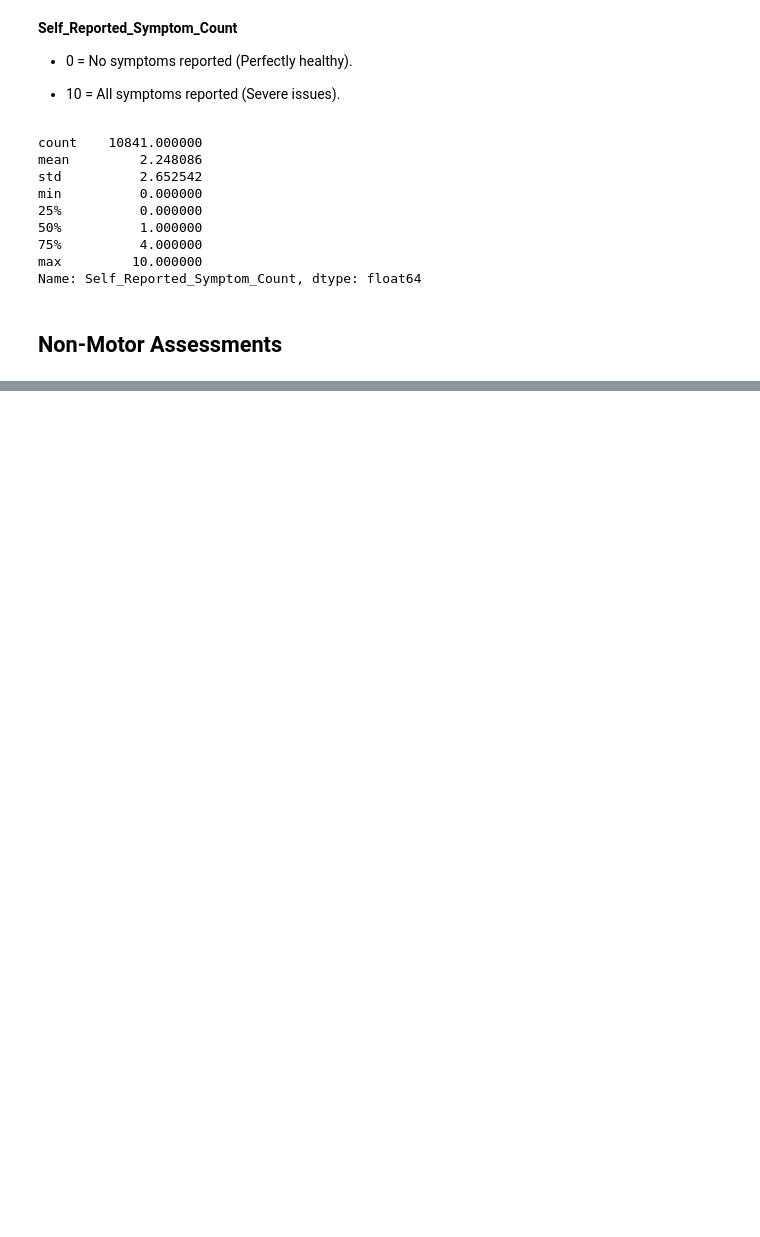
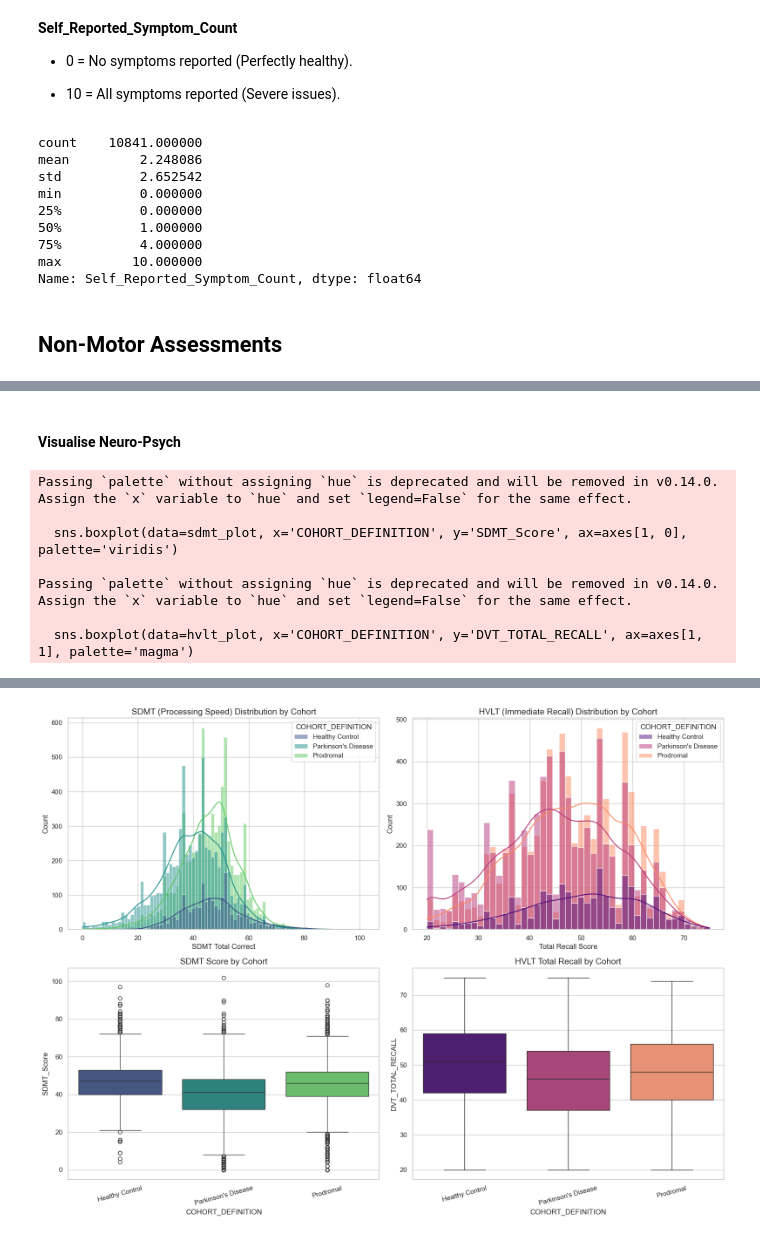
Before and after one commit to vutuongvy101/multimodal-pd-progression, a Jupyter notebook: Experiment/preprocessing/sri_hri_model 2.ipynb, the cells around one changed output, grey strips where cells are left out. Cells and saved outputs as stored; diff of their text form; code cells hidden in the pictures; blank space fills up the shorter version.

```diff
--- a/Experiment/preprocessing/sri_hri_model 2.ipynb
+++ b/Experiment/preprocessing/sri_hri_model 2.ipynb
@@ -1885,0 +2419,72 @@ def create_moca_df(moca_file_path, edu_file_path, master_df):
+# %% [markdown]
+#### Visualise Neuro-Psych
+# %%
+def create_sdmt_df(file_path, master_df):
+    df = pd.read_csv(file_path)
+    df = df[df['PATNO'].isin(master_df['PATNO'])]
+    df = df[~df['EVENT_ID'].isin(['SC', 'ST', 'U01'])]
+    df['SDMTOTAL'] = pd.to_numeric(df['SDMTOTAL'], errors='coerce')
+    df['INFODT'] = pd.to_datetime(df['INFODT'], errors='coerce', format='%m/%Y')
+    return df[['PATNO', 'EVENT_ID', 'INFODT', 'SDMTOTAL']].rename(columns={'SDMTOTAL': 'SDMT_Score'})
+
+def create_hvlt_df(file_path, master_df):
+    df = pd.read_csv(file_path)
+    df = df[df['PATNO'].isin(master_df['PATNO'])]
+    df = df[~df['EVENT_ID'].isin(['SC', 'ST', 'U01'])]
+    cols = ['DVT_TOTAL_RECALL', 'DVT_DELAYED_RECALL', 'DVT_RECOG_DISC_INDEX', 'DVT_RETENTION']
+    for col in cols:
+        df[col] = pd.to_numeric(df[col], errors='coerce')
+    df['INFODT'] = pd.to_datetime(df['INFODT'], errors='coerce', format='%m/%Y')
+    return df[['PATNO', 'EVENT_ID', 'INFODT'] + cols]
+
+# Load master
+master_df = pd.read_csv('master_df.csv')
+master_df['PATNO'] = master_df['PATNO'].astype(int)
+
+# Process SDMT and HVLT
+sdmt_df = create_sdmt_df('../../ppmi_pd/Non-motor_Assessments/Symbol_Digit_Modalities_Test_14Dec2025.csv', master_df)
+hvlt_df = create_hvlt_df('../../ppmi_pd/Non-motor_Assessments/Hopkins_Verbal_Learning_Test_-_Revised_14Dec2025.csv', master_df)
+
+# Merge Cohort info for plotting
+sdmt_plot = pd.merge(sdmt_df, master_df[['PATNO', 'COHORT_DEFINITION']], on='PATNO', how='left')
+hvlt_plot = pd.merge(hvlt_df, master_df[['PATNO', 'COHORT_DEFINITION']], on='PATNO', how='left')
+
+# Visualization
+sns.set_theme(style="whitegrid")
+fig, axes = plt.subplots(2, 2, figsize=(16, 12))
+
+# SDMT Distribution
+sns.histplot(data=sdmt_plot, x='SDMT_Score', hue='COHORT_DEFINITION', kde=True, ax=axes[0, 0], palette='viridis')
+axes[0, 0].set_title('SDMT (Processing Speed) Distribution by Cohort', fontsize=14)
+axes[0, 0].set_xlabel('SDMT Total Correct', fontsize=12)
+
+# HVLT Total Recall Distribution
+sns.histplot(data=hvlt_plot, x='DVT_TOTAL_RECALL', hue='COHORT_DEFINITION', kde=True, ax=axes[0, 1], palette='magma')
+axes[0, 1].set_title('HVLT (Immediate Recall) Distribution by Cohort', fontsize=14)
+axes[0, 1].set_xlabel('Total Recall Score', fontsize=12)
+
+# Boxplots for better cohort separation view
+sns.boxplot(data=sdmt_plot, x='COHORT_DEFINITION', y='SDMT_Score', ax=axes[1, 0], palette='viridis')
+axes[1, 0].set_title('SDMT Score by Cohort', fontsize=14)
+axes[1, 0].set_xticklabels(axes[1, 0].get_xticklabels(), rotation=15)
+
+sns.boxplot(data=hvlt_plot, x='COHORT_DEFINITION', y='DVT_TOTAL_RECALL', ax=axes[1, 1], palette='magma')
+axes[1, 1].set_title('HVLT Total Recall by Cohort', fontsize=14)
+axes[1, 1].set_xticklabels(axes[1, 1].get_xticklabels(), rotation=15)
+
+plt.tight_layout()
+# plt.savefig('sdmt_hvlt_analysis.png')
+
+# Output some summary stats for the user
+print("SDMT Summary by Cohort:")
+print(sdmt_plot.groupby('COHORT_DEFINITION')['SDMT_Score'].describe())
+print("\nHVLT Total Recall Summary by Cohort:")
+print(hvlt_plot.groupby('COHORT_DEFINITION')['DVT_TOTAL_RECALL'].describe())
+# %% [output]
+Passing `palette` without assigning `hue` is deprecated and will be removed in v0.14.0. Assign the `x` variable to `hue` and set `legend=False` for the same effect.
+
+  sns.boxplot(data=sdmt_plot, x='COHORT_DEFINITION', y='SDMT_Score', ax=axes[1, 0], palette='viridis')
+
+Passing `palette` without assigning `hue` is deprecated and will be removed in v0.14.0. Assign the `x` variable to `hue` and set `legend=False` for the same effect.
+
+  sns.boxplot(data=hvlt_plot, x='COHORT_DEFINITION', y='DVT_TOTAL_RECALL', ax=axes[1, 1], palette='magma')
@@ -1885,0 +2508 @@ def create_moca_df(moca_file_path, edu_file_path, master_df):
+[figure, added]
```
Also changed, not shown: parts of 20 cells of this notebook, 1 other file.
